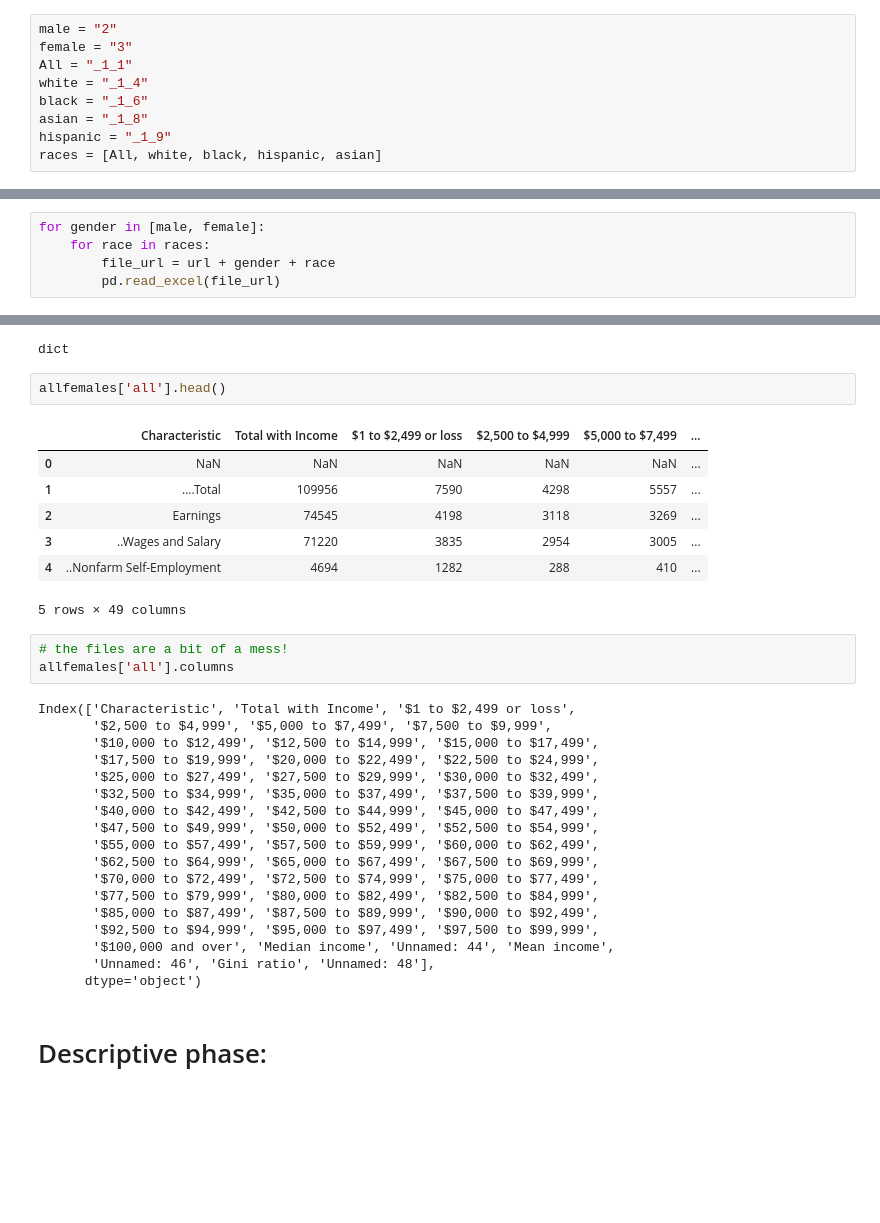
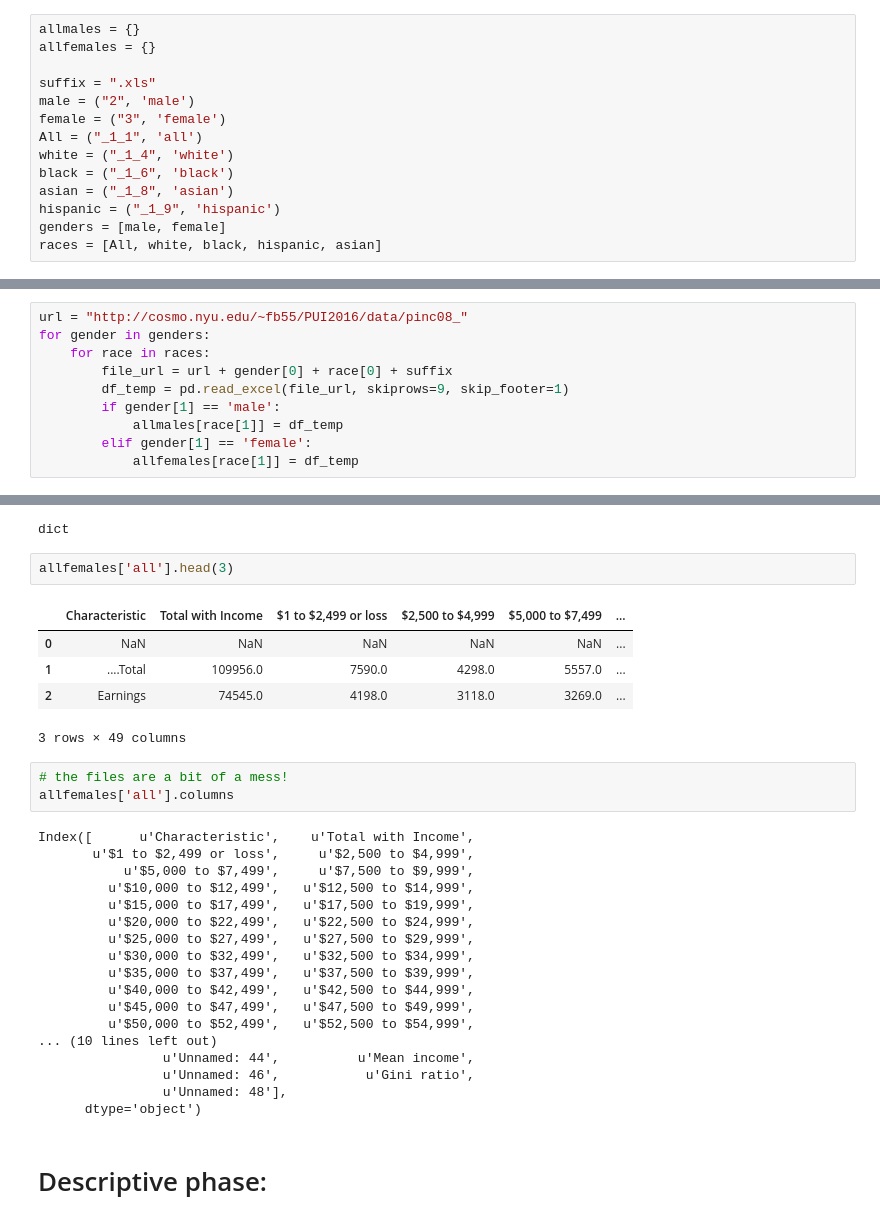
Before and after one commit to djfan/PUI2016_df1676, a Jupyter notebook: HW5_df1676/HW5_2_df1676.ipynb, the cells around one changed output, grey strips where cells are left out. Drawn from its saved outputs; the diff is of its cells as text; blank space fills up the shorter version.

```diff
--- a/HW5_df1676/HW5_2_df1676.ipynb
+++ b/HW5_df1676/HW5_2_df1676.ipynb
@@ -57,9 +55,14 @@ url = "http://cosmo.nyu.edu/~fb55/PUI2016/data/pinc_08_"
 # %%
-male = "2"
-female = "3"
-All = "_1_1"
-white = "_1_4"
-black = "_1_6"
-asian = "_1_8"
-hispanic = "_1_9"
+allmales = {}
+allfemales = {}
+
+suffix = ".xls"
+male = ("2", 'male')
+female = ("3", 'female')
+All = ("_1_1", 'all')
+white = ("_1_4", 'white')
+black = ("_1_6", 'black')
+asian = ("_1_8", 'asian')
+hispanic = ("_1_9", 'hispanic')
+genders = [male, female]
 races = [All, white, black, hispanic, asian]
@@ -74,8 +69,13 @@ HTTPError: HTTP Error 404: Not Found
-# %%
-for gender in [male, female]:
-    for race in races:
-        file_url = url + gender + race
-        pd.read_excel(file_url)
+# %%
+url = "http://cosmo.nyu.edu/~fb55/PUI2016/data/pinc08_"
+for gender in genders:
+    for race in races:
+        file_url = url + gender[0] + race[0] + suffix
+        df_temp = pd.read_excel(file_url, skiprows=9, skip_footer=1)
+        if gender[1] == 'male':
+            allmales[race[1]] = df_temp
+        elif gender[1] == 'female':
+            allfemales[race[1]] = df_temp
 # %% [markdown]
 # the file name root is "pinc_" (common to all files)
 ## 08_2  are male,
@@ -96,35 +96,33 @@ type(allfemales)
 # %% [output]
 dict
 # %%
-allfemales['all'].head()
+allfemales['all'].head(3)
 # %% [output]
 |  | Characteristic | Total with Income | $1 to $2,499 or loss | $2,500 to $4,999 | $5,000 to $7,499 | ... |
 | 0 | NaN | NaN | NaN | NaN | NaN | ... |
-| 1 | ....Total | 109956 | 7590 | 4298 | 5557 | ... |
-| 2 | Earnings | 74545 | 4198 | 3118 | 3269 | ... |
-| 3 | ..Wages and Salary | 71220 | 3835 | 2954 | 3005 | ... |
-| 4 | ..Nonfarm Self-Employment | 4694 | 1282 | 288 | 410 | ... |
+| 1 | ....Total | 109956.0 | 7590.0 | 4298.0 | 5557.0 | ... |
+| 2 | Earnings | 74545.0 | 4198.0 | 3118.0 | 3269.0 | ... |
-5 rows × 49 columns
+3 rows × 49 columns
 # %%
 # the files are a bit of a mess!
 allfemales['all'].columns
 # %% [output]
-Index(['Characteristic', 'Total with Income', '$1 to $2,499 or loss',
-       '$2,500 to $4,999', '$5,000 to $7,499', '$7,500 to $9,999',
-       '$10,000 to $12,499', '$12,500 to $14,999', '$15,000 to $17,499',
-       '$17,500 to $19,999', '$20,000 to $22,499', '$22,500 to $24,999',
-       '$25,000 to $27,499', '$27,500 to $29,999', '$30,000 to $32,499',
-       '$32,500 to $34,999', '$35,000 to $37,499', '$37,500 to $39,999',
-       '$40,000 to $42,499', '$42,500 to $44,999', '$45,000 to $47,499',
-       '$47,500 to $49,999', '$50,000 to $52,499', '$52,500 to $54,999',
-       '$55,000 to $57,499', '$57,500 to $59,999', '$60,000 to $62,499',
-       '$62,500 to $64,999', '$65,000 to $67,499', '$67,500 to $69,999',
-       '$70,000 to $72,499', '$72,500 to $74,999', '$75,000 to $77,499',
-       '$77,500 to $79,999', '$80,000 to $82,499', '$82,500 to $84,999',
-       '$85,000 to $87,499', '$87,500 to $89,999', '$90,000 to $92,499',
-       '$92,500 to $94,999', '$95,000 to $97,499', '$97,500 to $99,999',
-       '$100,000 and over', 'Median income', 'Unnamed: 44', 'Mean income',
-       'Unnamed: 46', 'Gini ratio', 'Unnamed: 48'],
+Index([      u'Characteristic',    u'Total with Income',
+       u'$1 to $2,499 or loss',     u'$2,500 to $4,999',
+           u'$5,000 to $7,499',     u'$7,500 to $9,999',
+         u'$10,000 to $12,499',   u'$12,500 to $14,999',
+         u'$15,000 to $17,499',   u'$17,500 to $19,999',
+         u'$20,000 to $22,499',   u'$22,500 to $24,999',
+         u'$25,000 to $27,499',   u'$27,500 to $29,999',
+         u'$30,000 to $32,499',   u'$32,500 to $34,999',
+         u'$35,000 to $37,499',   u'$37,500 to $39,999',
+         u'$40,000 to $42,499',   u'$42,500 to $44,999',
+         u'$45,000 to $47,499',   u'$47,500 to $49,999',
+         u'$50,000 to $52,499',   u'$52,500 to $54,999',
+... (10 lines left out)
+                u'Unnamed: 44',          u'Mean income',
+                u'Unnamed: 46',           u'Gini ratio',
+                u'Unnamed: 48'],
       dtype='object')
 # %% [markdown]
 # Descriptive phase:
```
Also changed, not shown: parts of 56 cells of this notebook, 1 other file.
